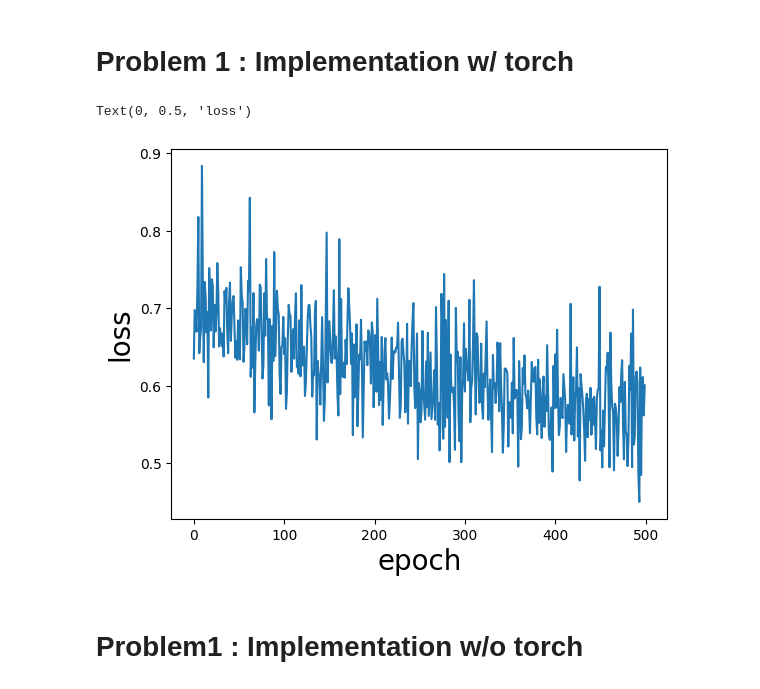
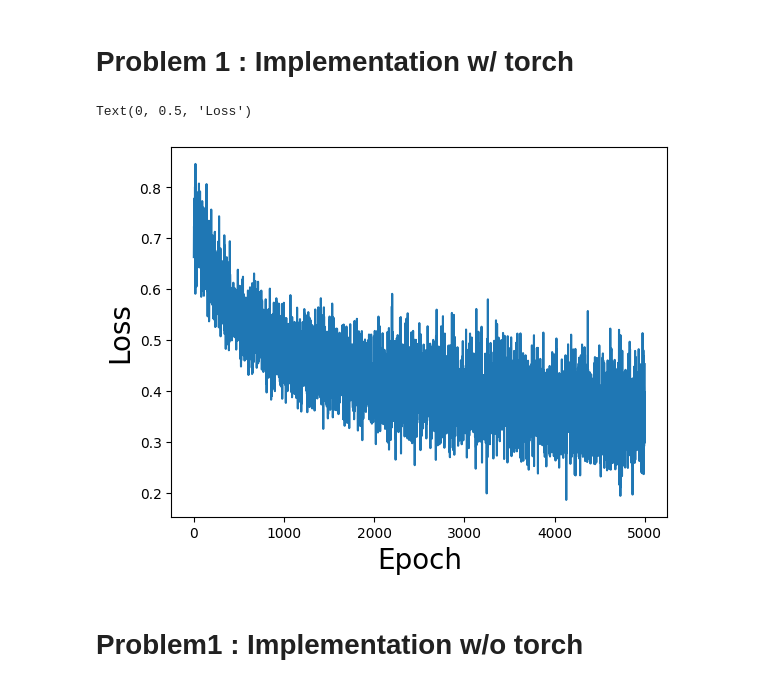
Before and after one commit to jmSNU/DNN, a Jupyter notebook: hw2/hw2.ipynb, the cells around one changed output. Cells and saved outputs as stored; diff of their text form; code cells hidden in the pictures.

```diff
--- a/hw2/hw2.ipynb
+++ b/hw2/hw2.ipynb
@@ -14,7 +14,7 @@ np.random.seed(0)
 X = np.random.randn(N,p)
 Y = 2*np.random.randint(2,size = N)-1
 lr = 1e-4
-epoch = 500
+epoch = 5000
 # %%
 class LR(nn.Module):
     def __init__(self,input_dim = p):
@@ -49,8 +49,8 @@ for _ in range(epoch) :
     losses.append(np.mean([x.detach().numpy() for x in tmp_losses]))
 # %%
 plt.plot(range(epoch), losses)
-plt.xlabel("epoch",fontsize = 20)
-plt.ylabel("loss",fontsize = 20)
+plt.xlabel("Epoch",fontsize = 20)
+plt.ylabel("Loss",fontsize = 20)
 # %% [output]
-Text(0, 0.5, 'loss')
+Text(0, 0.5, 'Loss')
-[figure, old version]
+[figure, new version]
```
Also changed, not shown: parts of 25 cells of this notebook, 15 other files.
